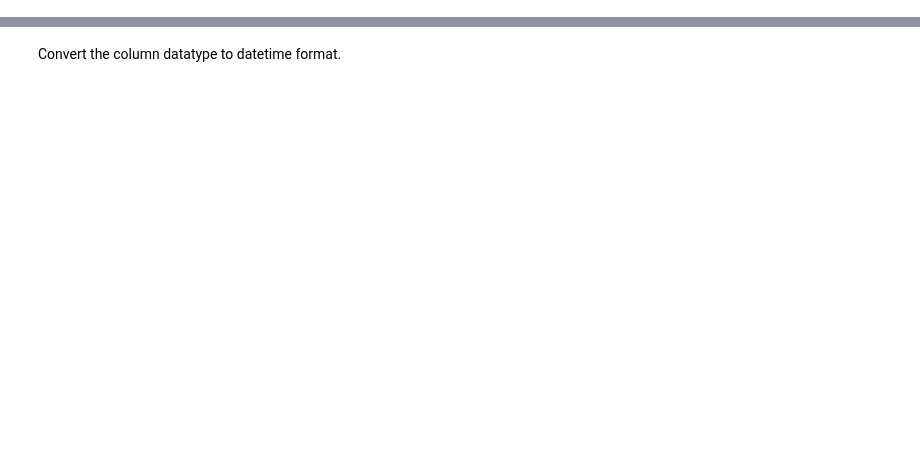
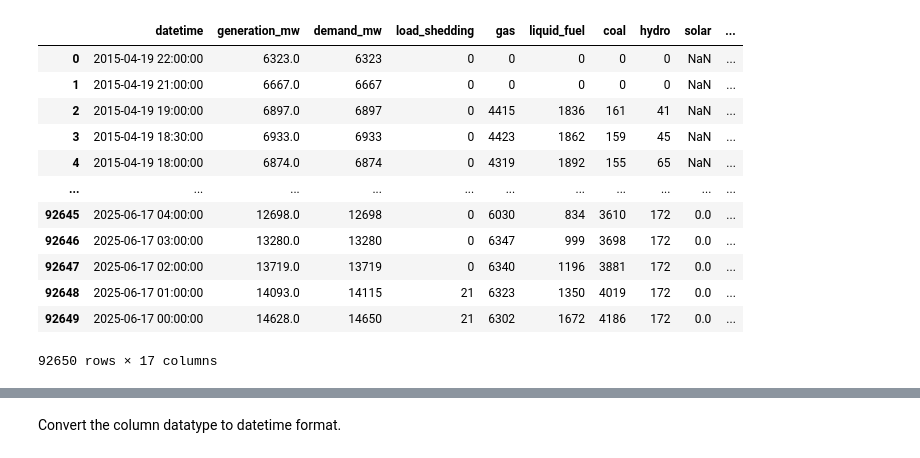
Before and after one commit to Joydas2003/Electrical-Load-Forcasting-Ml, a Jupyter notebook: Machine Learning Based short term Electrical Load Forcasting.ipynb, the cells around one changed output, grey strips where cells are left out. Cells and saved outputs as stored; diff of their text form; code cells hidden in the pictures; blank space fills up the shorter version.

```diff
--- a/Machine Learning Based short term Electrical Load Forcasting.ipynb
+++ b/Machine Learning Based short term Electrical Load Forcasting.ipynb
@@ -23,3 +45,28 @@ df
+# %%
+# Date column গুলো ensure করা datetime format এ আছে
+pgcb_df['datetime'] = pd.to_datetime(pgcb_df['datetime'])
+nasa_df['datetime'] = pd.to_datetime(nasa_df['datetime'])
+
+# Merge করা, left join করলে সব PGCB date থাকবে
+df = pd.merge(pgcb_df, nasa_df, on='datetime', how='left')
+
+# Display
+from IPython.display import display
+display(df)
+# %% [output]
+|  | datetime | generation_mw | demand_mw | load_shedding | gas | liquid_fuel | coal | hydro | solar | ... |
+| 0 | 2015-04-19 22:00:00 | 6323.0 | 6323 | 0 | 0 | 0 | 0 | 0 | NaN | ... |
+| 1 | 2015-04-19 21:00:00 | 6667.0 | 6667 | 0 | 0 | 0 | 0 | 0 | NaN | ... |
+| 2 | 2015-04-19 19:00:00 | 6897.0 | 6897 | 0 | 4415 | 1836 | 161 | 41 | NaN | ... |
+| 3 | 2015-04-19 18:30:00 | 6933.0 | 6933 | 0 | 4423 | 1862 | 159 | 45 | NaN | ... |
+| 4 | 2015-04-19 18:00:00 | 6874.0 | 6874 | 0 | 4319 | 1892 | 155 | 65 | NaN | ... |
+| ... | ... | ... | ... | ... | ... | ... | ... | ... | ... | ... |
+| 92645 | 2025-06-17 04:00:00 | 12698.0 | 12698 | 0 | 6030 | 834 | 3610 | 172 | 0.0 | ... |
+| 92646 | 2025-06-17 03:00:00 | 13280.0 | 13280 | 0 | 6347 | 999 | 3698 | 172 | 0.0 | ... |
+| 92647 | 2025-06-17 02:00:00 | 13719.0 | 13719 | 0 | 6340 | 1196 | 3881 | 172 | 0.0 | ... |
+| 92648 | 2025-06-17 01:00:00 | 14093.0 | 14115 | 21 | 6323 | 1350 | 4019 | 172 | 0.0 | ... |
+| 92649 | 2025-06-17 00:00:00 | 14628.0 | 14650 | 21 | 6302 | 1672 | 4186 | 172 | 0.0 | ... |
+92650 rows × 17 columns
 # %%
 df.info()
 # %% [output]
```
Also changed, not shown: parts of 46 cells of this notebook.
